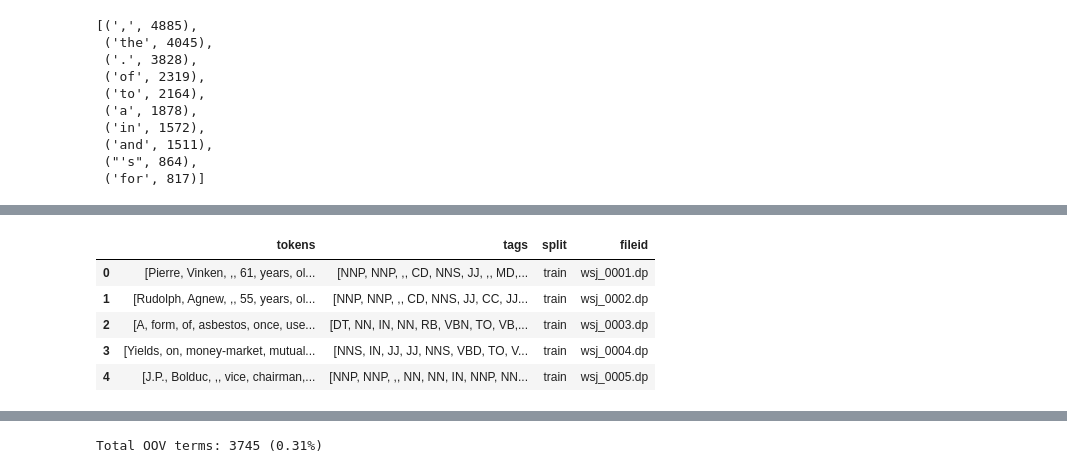
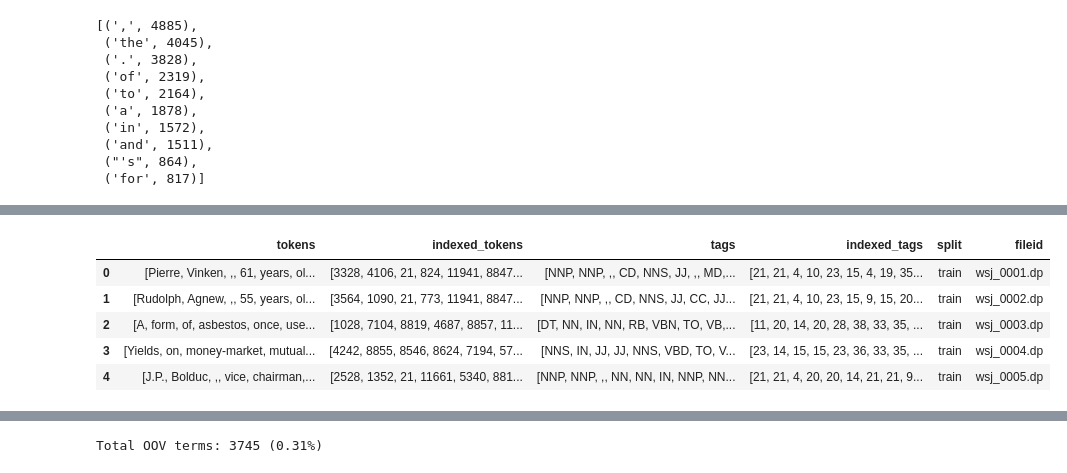
Before and after one commit to Wadaboa/nlp-assignments, a Jupyter notebook: sequence_labeling.ipynb, the cells around one changed output, grey strips where cells are left out. Drawn from its saved outputs; the diff is of its cells as text; code cells hidden in the pictures.

```diff
--- a/sequence_labeling.ipynb
+++ b/sequence_labeling.ipynb
@@ -166,0 +184,3 @@ tokens_fd.most_common(10)
+# %%
+padding_token = "0"
+padding_token in (flattened_tokens, flattened_tags)
@@ -166,0 +189,2 @@ tokens_fd.most_common(10)
+# %%
+index_to_word, word_to_index, word_listing = build_vocabulary(flattened_tokens, padding_token=padding_token)
@@ -166,0 +204,2 @@ tokens_fd.most_common(10)
+# %%
+index_to_tag, tag_to_index, tag_listing = build_vocabulary(flattened_tags, padding_token=padding_token)
@@ -167,17 +219,28 @@ tokens_fd.most_common(10)
+# %%
+def to_indexes(values, to_index):
+    return [to_index[v] for v in values]
+
+
+whole_indexed_tokens = map(
+    lambda tokens: to_indexes(tokens, word_to_index), whole_tokens
+)
+whole_indexed_tags = map(lambda tags: to_indexes(tags, tag_to_index), whole_tags)
 # %%
 df = pd.DataFrame(
     {
         "tokens": whole_tokens,
+        "indexed_tokens": whole_indexed_tokens,
         "tags": whole_tags,
+        "indexed_tags": whole_indexed_tags,
         "split": splits,
         "fileid": whole_files,
     }
 )
 df.head()
 # %% [output]
-|  | tokens | tags | split | fileid |
-| 0 | [Pierre, Vinken, ,, 61, years, ol... | [NNP, NNP, ,, CD, NNS, JJ, ,, MD,... | train | wsj_0001.dp |
-| 1 | [Rudolph, Agnew, ,, 55, years, ol... | [NNP, NNP, ,, CD, NNS, JJ, CC, JJ... | train | wsj_0002.dp |
-| 2 | [A, form, of, asbestos, once, use... | [DT, NN, IN, NN, RB, VBN, TO, VB,... | train | wsj_0003.dp |
-| 3 | [Yields, on, money-market, mutual... | [NNS, IN, JJ, JJ, NNS, VBD, TO, V... | train | wsj_0004.dp |
-| 4 | [J.P., Bolduc, ,, vice, chairman,... | [NNP, NNP, ,, NN, NN, IN, NNP, NN... | train | wsj_0005.dp |
+|  | tokens | indexed_tokens | tags | indexed_tags | split | fileid |
+| 0 | [Pierre, Vinken, ,, 61, years, ol... | [3328, 4106, 21, 824, 11941, 8847... | [NNP, NNP, ,, CD, NNS, JJ, ,, MD,... | [21, 21, 4, 10, 23, 15, 4, 19, 35... | train | wsj_0001.dp |
+| 1 | [Rudolph, Agnew, ,, 55, years, ol... | [3564, 1090, 21, 773, 11941, 8847... | [NNP, NNP, ,, CD, NNS, JJ, CC, JJ... | [21, 21, 4, 10, 23, 15, 9, 15, 20... | train | wsj_0002.dp |
+| 2 | [A, form, of, asbestos, once, use... | [1028, 7104, 8819, 4687, 8857, 11... | [DT, NN, IN, NN, RB, VBN, TO, VB,... | [11, 20, 14, 20, 28, 38, 33, 35, ... | train | wsj_0003.dp |
+| 3 | [Yields, on, money-market, mutual... | [4242, 8855, 8546, 8624, 7194, 57... | [NNS, IN, JJ, JJ, NNS, VBD, TO, V... | [23, 14, 15, 15, 23, 36, 33, 35, ... | train | wsj_0004.dp |
+| 4 | [J.P., Bolduc, ,, vice, chairman,... | [2528, 1352, 21, 11661, 5340, 881... | [NNP, NNP, ,, NN, NN, IN, NNP, NN... | [21, 21, 4, 20, 20, 14, 21, 21, 9... | train | wsj_0005.dp |
```
Also changed, not shown: parts of 25 cells of this notebook.
